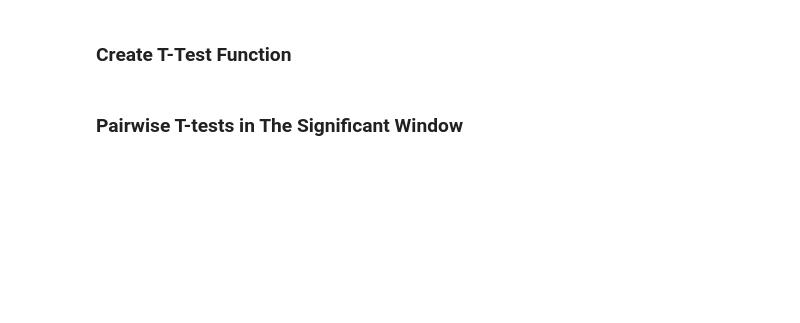
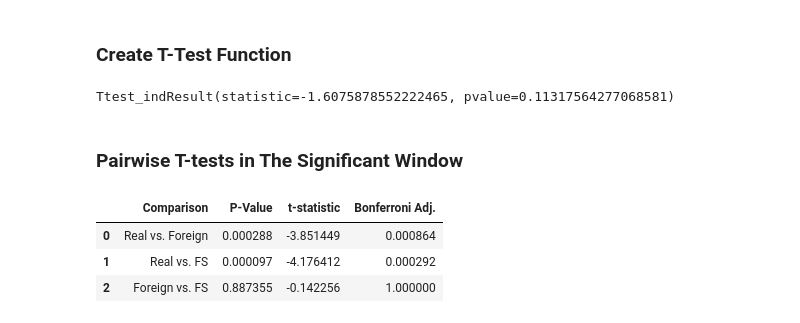
Before and after one commit to MinaAlmasi/neuro_exam, a Jupyter notebook: EEG_OWN_STATS.ipynb, the cells around one changed output. Cells and saved outputs as stored; diff of their text form; code cells hidden in the pictures; blank space fills up the shorter version.

```diff
--- a/EEG_OWN_STATS.ipynb
+++ b/EEG_OWN_STATS.ipynb
@@ -34,3 +34,3 @@ Successfully installed patsy-0.5.2 statsmodels-0.13.2
 # %%
-all_epochs = mne.read_epochs('group5_epochs-epo.fif')
+all_epochs = mne.read_epochs('data/group5_epochs-epo.fif')
 # %% [output]
@@ -465,6 +470,8 @@ print(Ttest_Epochs(Epoch_Condition = [word_real_epochs, word_foreign_epochs],
              tmin = .115,
              tmax = .135,
              channels = ['P3', 'P7', "P4", "P8", "O1", "Oz", "O2"]))
+# %% [output]
+Ttest_indResult(statistic=-1.6075878552222465, pvalue=0.11317564277068581)
 # %% [markdown]
 ### Pairwise T-tests in The Significant Window
 # %%
@@ -502,11 +509,16 @@ def pairwise_Ttest(Epoch_Condition, tmin, tmax, channels, Epoch_Names):
 
     return data
 # %%
-pairwise = pairwise_Ttest(Epoch_Condition = [word_real_epochs, word_foreign_epochs, word_cs_epochs, word_fs_epochs],
-             tmin = .248,
-             tmax = .632,
+pairwise = pairwise_Ttest(Epoch_Condition = [word_real_epochs, word_foreign_epochs, word_fs_epochs],
+             tmin = .390,
+             tmax = .490,
              channels = ['P3', 'P7', "P4", "P8", "O1", "Oz", "O2"],
-             Epoch_Names = ["Real", "Foreign", "CS", "FS"]
+             Epoch_Names = ["Real", "Foreign", "FS"]
               )
 
 pairwise
+# %% [output]
+|  | Comparison | P-Value | t-statistic | Bonferroni Adj. |
+| 0 | Real vs. Foreign | 0.000288 | -3.851449 | 0.000864 |
+| 1 | Real vs. FS | 0.000097 | -4.176412 | 0.000292 |
+| 2 | Foreign vs. FS | 0.887355 | -0.142256 | 1.000000 |
```
Also changed, not shown: parts of 3 cells of this notebook.
